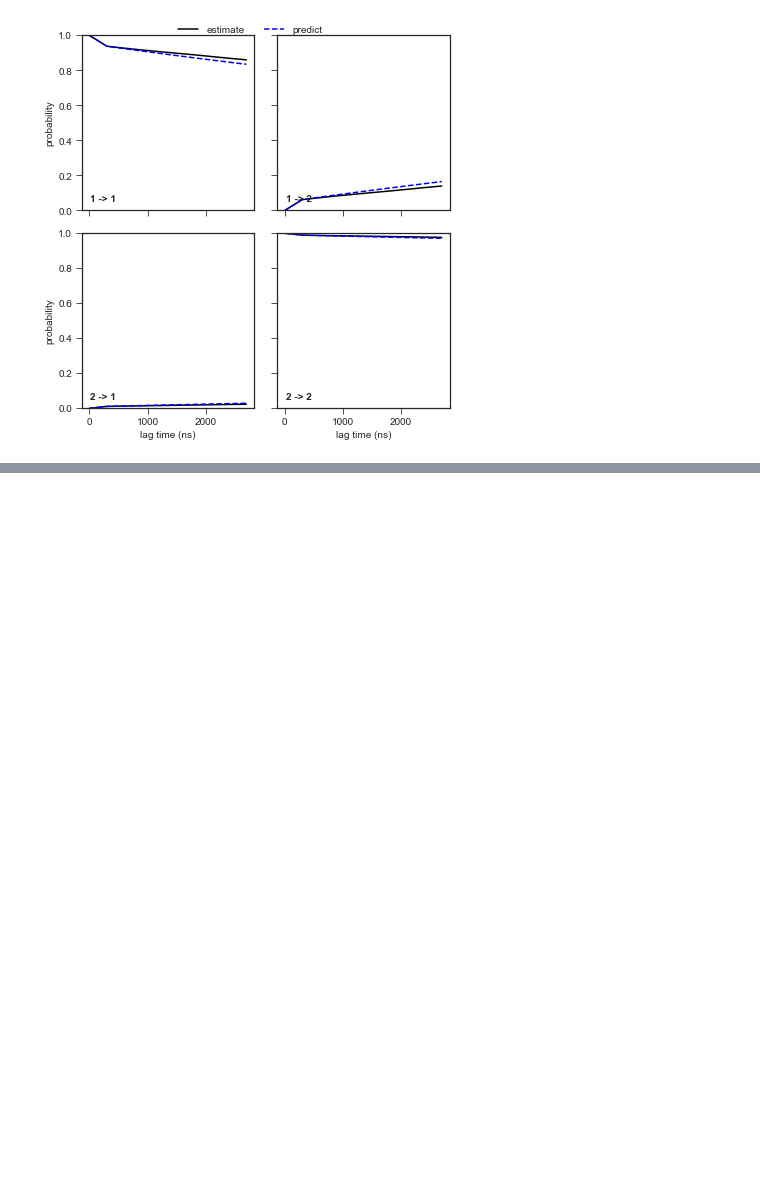
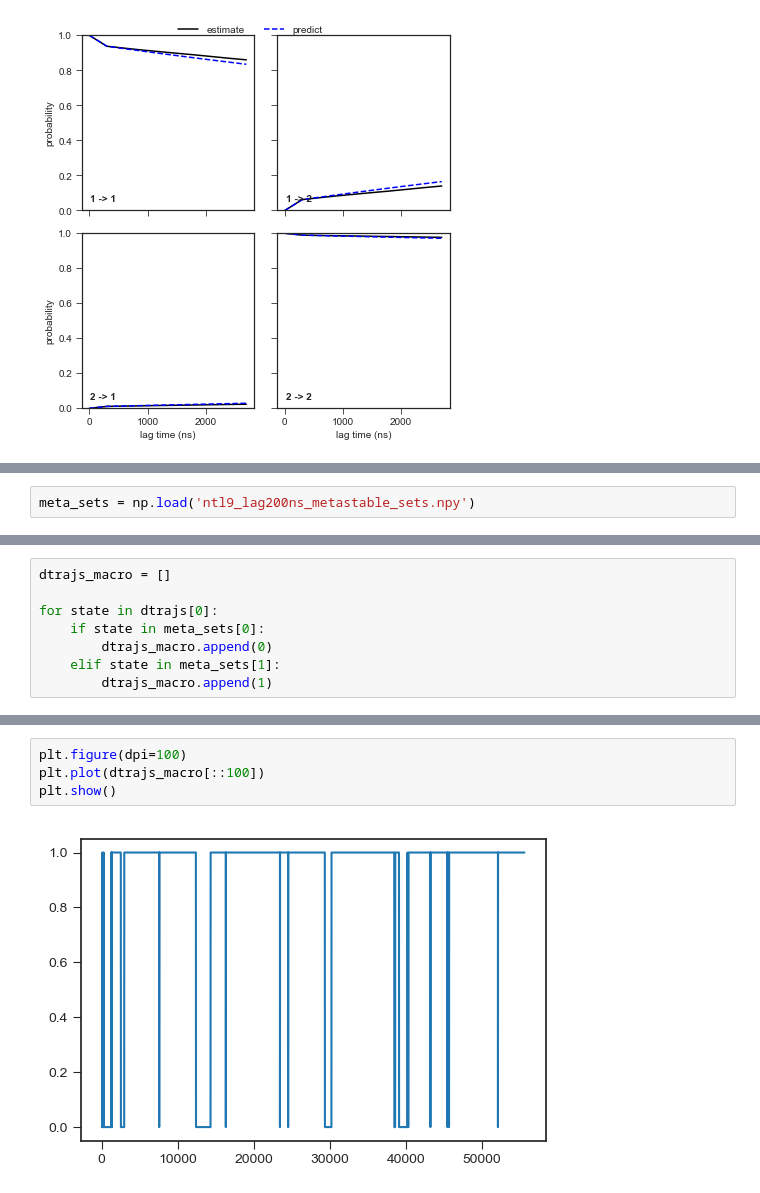
Before and after one commit to choderalab/msm-mfpt, a Jupyter notebook: vamp_scoring/automatic_eigenvalue/ntl9/ntl9_top_model.ipynb, the cells around one changed output, grey strips where cells are left out. Drawn from its saved outputs; the diff is of its cells as text; blank space fills up the shorter version.

```diff
--- a/vamp_scoring/automatic_eigenvalue/ntl9/ntl9_top_model.ipynb
+++ b/vamp_scoring/automatic_eigenvalue/ntl9/ntl9_top_model.ipynb
@@ -499,0 +545,2 @@ plt.savefig('ntl9_cktest_lag300ns_outto2700ns.pdf')
+# %%
+meta_sets = np.load('ntl9_lag200ns_metastable_sets.npy')
@@ -499,0 +588,8 @@ plt.savefig('ntl9_cktest_lag300ns_outto2700ns.pdf')
+# %%
+dtrajs_macro = []
+
+for state in dtrajs[0]:
+    if state in meta_sets[0]:
+        dtrajs_macro.append(0)
+    elif state in meta_sets[1]:
+        dtrajs_macro.append(1)
@@ -499,0 +604,6 @@ plt.savefig('ntl9_cktest_lag300ns_outto2700ns.pdf')
+# %%
+plt.figure(dpi=100)
+plt.plot(dtrajs_macro[::100])
+plt.show()
+# %% [output]
+[figure, added]
```
Also changed, not shown: parts of 105 cells of this notebook, 15 other files.
